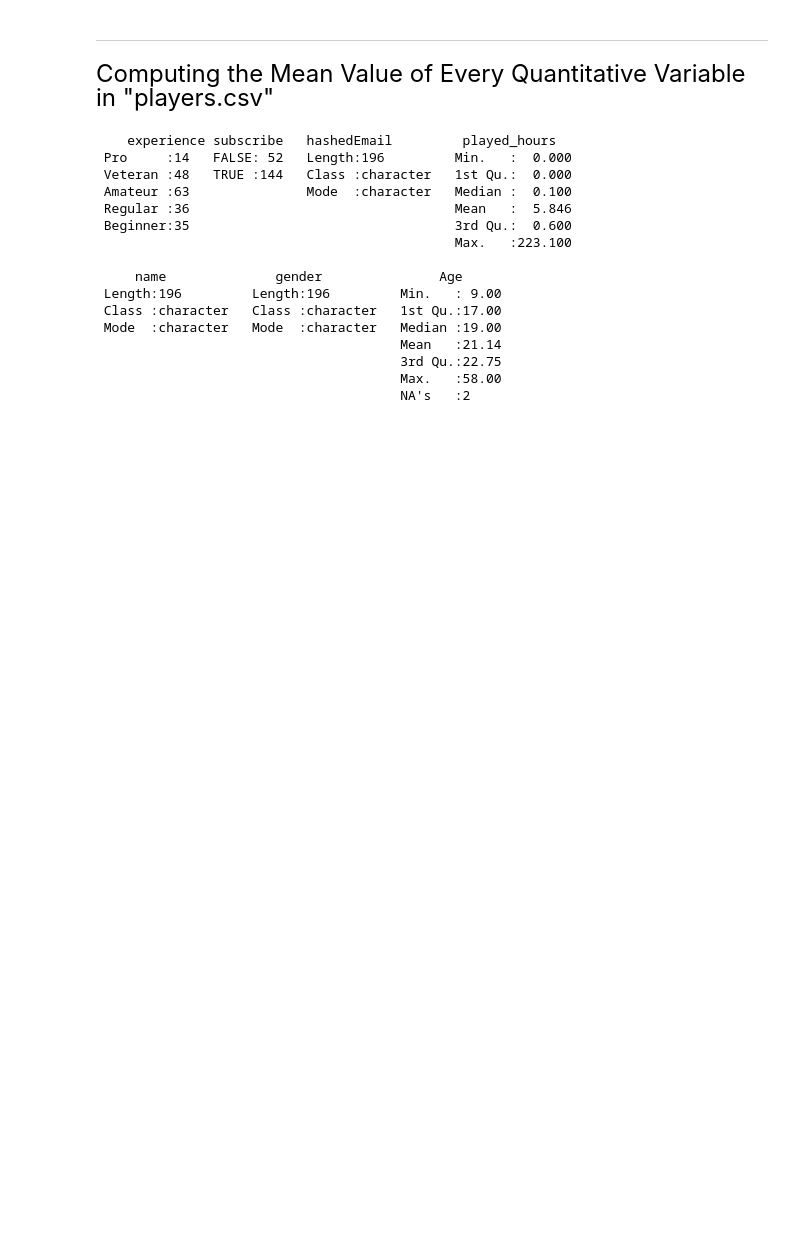
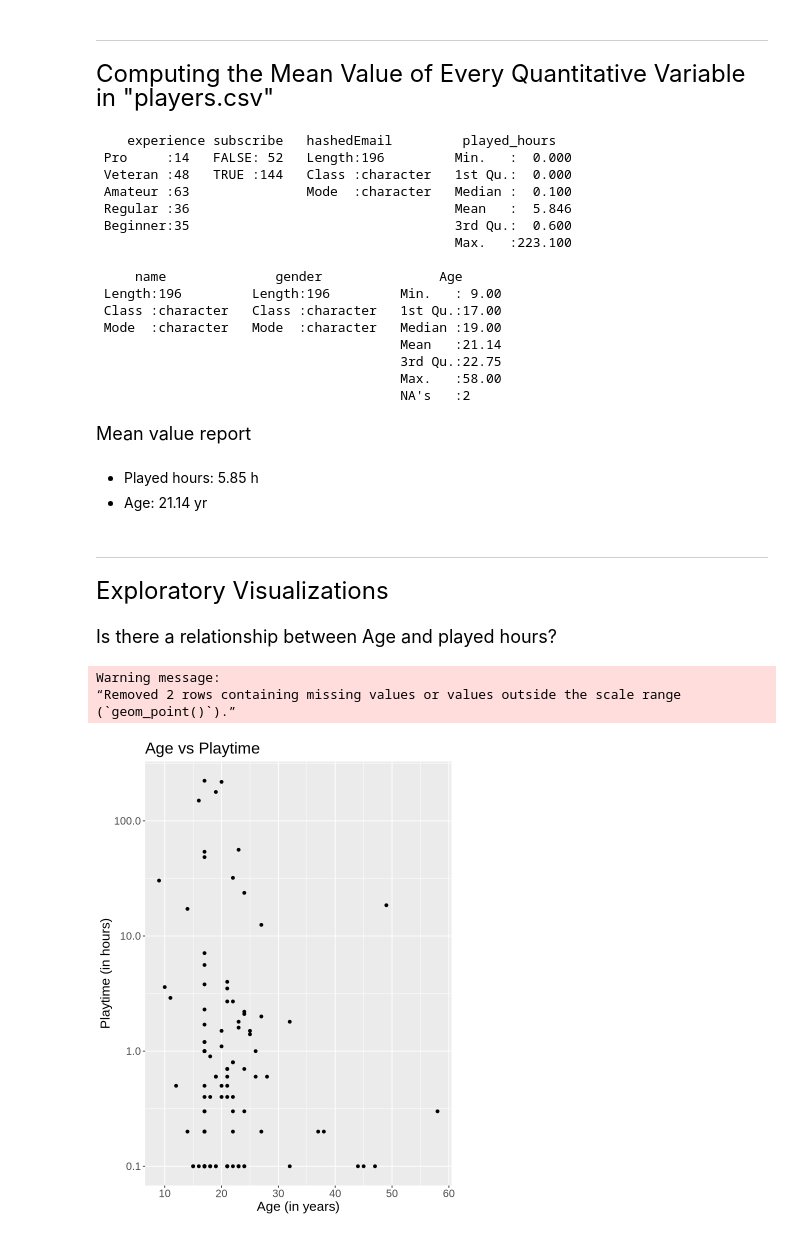
Before and after one commit to incoqnitoo/dsci_project_individual, a Jupyter notebook: planning_report.ipynb, the cells around one changed output. Drawn from its saved outputs; the diff is of its cells as text; code cells hidden in the pictures; blank space fills up the shorter version.

Commit message:
Changes to planning_report.ipynb
Finished Part 3. Have not yet condensed to meet word count requirement

```diff
--- a/planning_report.ipynb
+++ b/planning_report.ipynb
@@ -447,3 +447,31 @@ summary(players)
                                        3rd Qu.:22.75
                                        Max.   :58.00
                                        NA's   :2
+# %% [markdown]
+<font size="4"> Mean value report
+# %% [markdown]
+- Played hours: 5.85 h
+- Age: 21.14 yr
+# %% [markdown]
+---
+# %% [markdown]
+<font size="5"> Exploratory Visualizations
+# %% [markdown]
+<font size="4"> Is there a relationship between Age and played hours?
+# %%
+options(repr.plot.width = 6, repr.plot.height = 8)
+age_sub_plot <- players |>
+    filter(played_hours > 0) |> # avoiding the introduction of infinite values as log(0) DNE
+    ggplot(aes(x = Age, y = played_hours)) +
+    geom_point() +
+    labs(x = "Age (in years)", y = "Playtime (in hours)") +
+    ggtitle("Age vs Playtime") +
+    theme(text = element_text(size = 16)) +
+    scale_y_log10()
+
+age_sub_plot
+# %% [output]
+Warning message:
+“Removed 2 rows containing missing values or values outside the scale range
+(`geom_point()`).”
+[figure, added]
```
Also changed, not shown: parts of 9 cells of this notebook.
